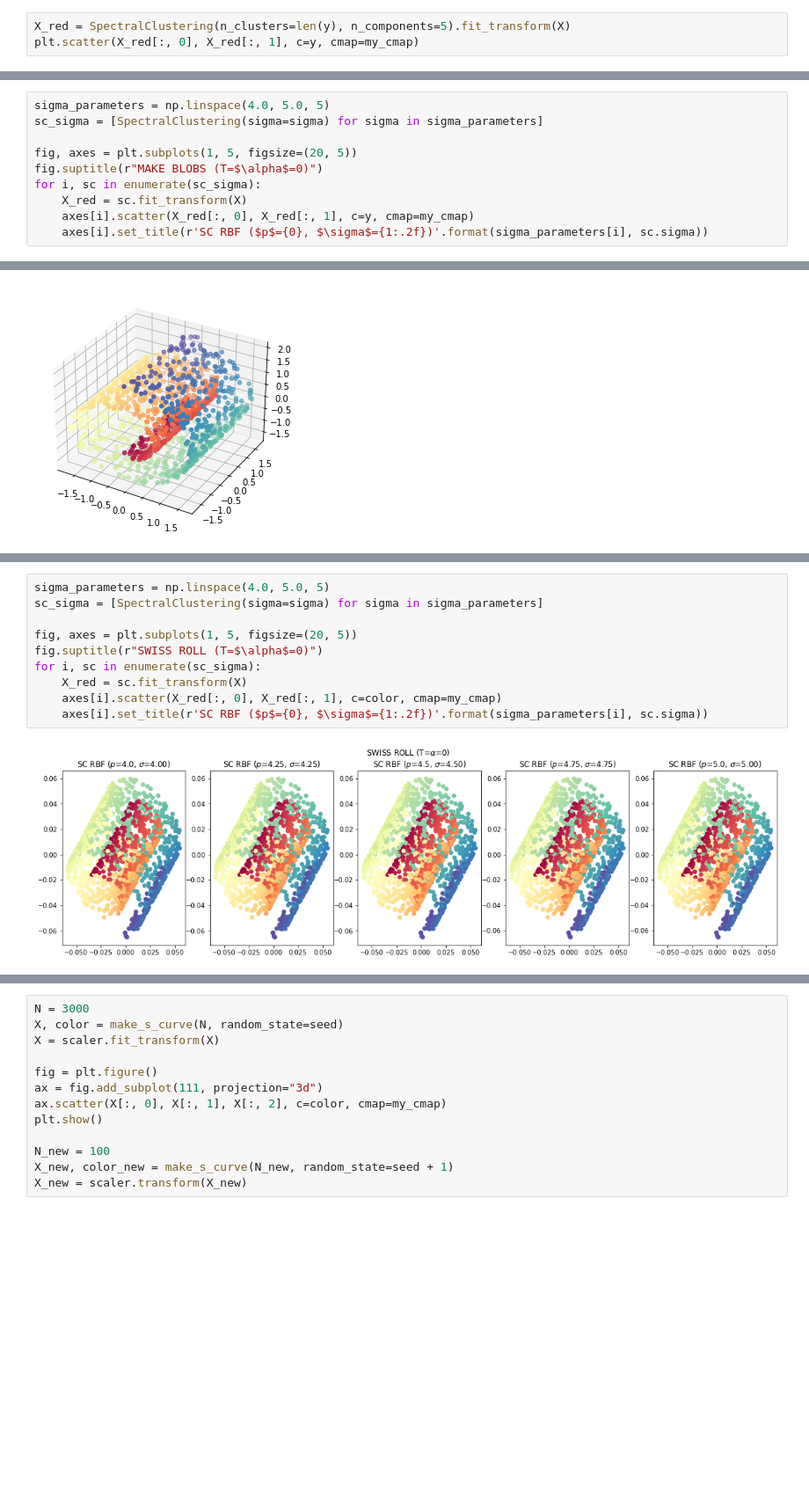
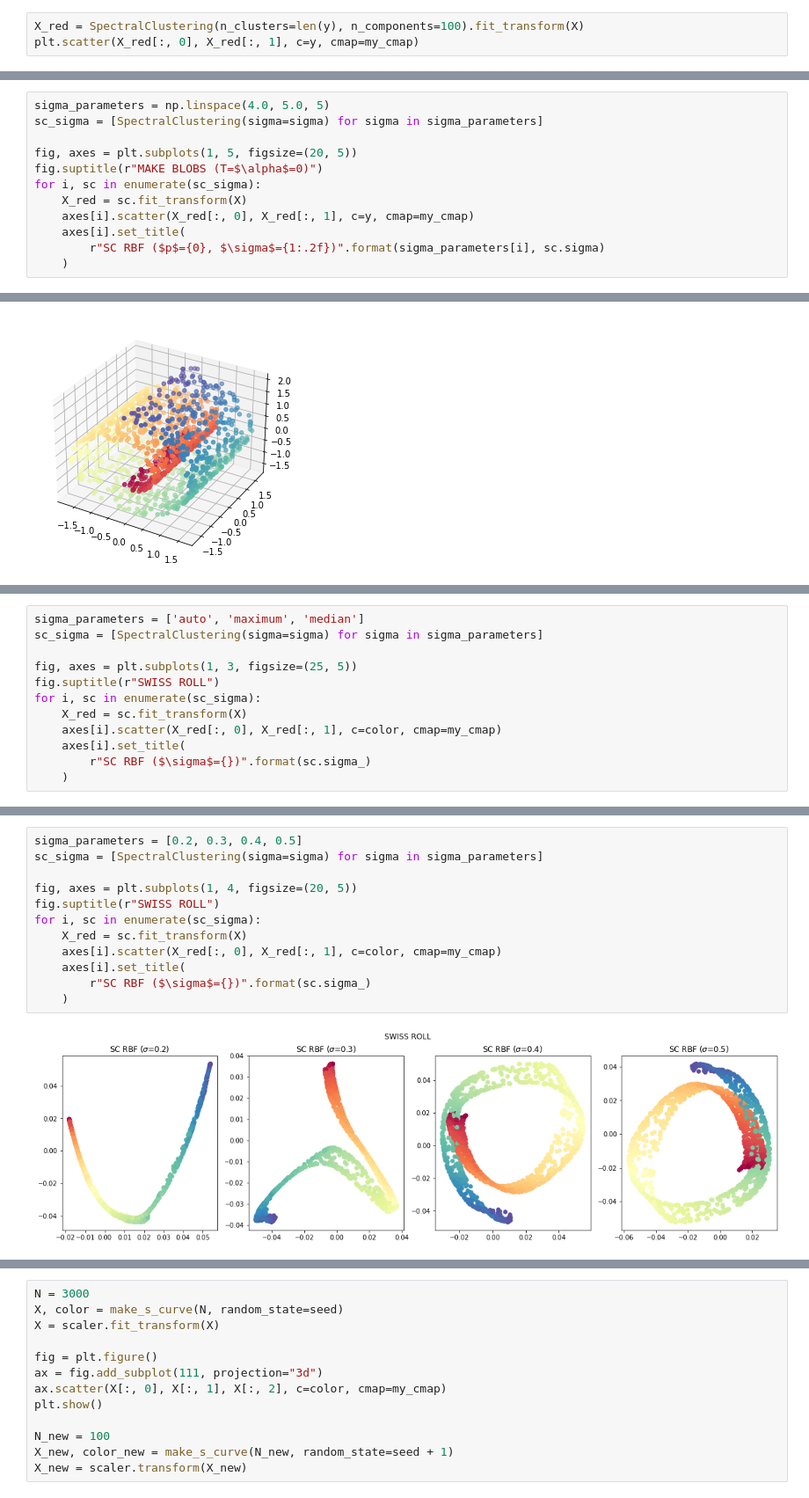
Before and after one commit to glorelvalle/g-mucd, a Jupyter notebook: mf/exam2/EXAM_02_MF_2022_03_31.ipynb, the cells around one changed output, grey strips where cells are left out. Shown at 88% size. Drawn from its saved outputs; the diff is of its cells as text; blank space fills up the shorter version.

```diff
--- a/mf/exam2/EXAM_02_MF_2022_03_31.ipynb
+++ b/mf/exam2/EXAM_02_MF_2022_03_31.ipynb
@@ -358,7 +377,7 @@ X_new = scaler.transform(X_new)
 # %% [output]
 [figure]
 # %%
-X_red = SpectralClustering(n_clusters=len(y), n_components=5).fit_transform(X)
+X_red = SpectralClustering(n_clusters=len(y), n_components=100).fit_transform(X)
 plt.scatter(X_red[:, 0], X_red[:, 1], c=y, cmap=my_cmap)
 # %% [output]
 <matplotlib.collections.PathCollection at 0x...>
@@ -372,7 +391,9 @@ fig.suptitle(r"MAKE BLOBS (T=$\alpha$=0)")
 for i, sc in enumerate(sc_sigma):
     X_red = sc.fit_transform(X)
     axes[i].scatter(X_red[:, 0], X_red[:, 1], c=y, cmap=my_cmap)
-    axes[i].set_title(r'SC RBF ($p$={0}, $\sigma$={1:.2f})'.format(sigma_parameters[i], sc.sigma))
+    axes[i].set_title(
+        r"SC RBF ($p$={0}, $\sigma$={1:.2f})".format(sigma_parameters[i], sc.sigma)
+    )
 # %% [output]
 [figure]
 # %%
@@ -410,3 +429,15 @@ plt.show()
 # %% [output]
 [figure]
 [figure]
+# %%
+sigma_parameters = ['auto', 'maximum', 'median']
+sc_sigma = [SpectralClustering(sigma=sigma) for sigma in sigma_parameters]
+
+fig, axes = plt.subplots(1, 3, figsize=(25, 5))
+fig.suptitle(r"SWISS ROLL")
+for i, sc in enumerate(sc_sigma):
+    X_red = sc.fit_transform(X)
+    axes[i].scatter(X_red[:, 0], X_red[:, 1], c=color, cmap=my_cmap)
+    axes[i].set_title(
+        r"SC RBF ($\sigma$={})".format(sc.sigma_)
+    )
@@ -413,12 +446,14 @@ plt.show()
 # %%
-sigma_parameters = np.linspace(4.0, 5.0, 5)
+sigma_parameters = [0.2, 0.3, 0.4, 0.5]
 sc_sigma = [SpectralClustering(sigma=sigma) for sigma in sigma_parameters]
 
-fig, axes = plt.subplots(1, 5, figsize=(20, 5))
-fig.suptitle(r"SWISS ROLL (T=$\alpha$=0)")
+fig, axes = plt.subplots(1, 4, figsize=(20, 5))
+fig.suptitle(r"SWISS ROLL")
 for i, sc in enumerate(sc_sigma):
     X_red = sc.fit_transform(X)
     axes[i].scatter(X_red[:, 0], X_red[:, 1], c=color, cmap=my_cmap)
-    axes[i].set_title(r'SC RBF ($p$={0}, $\sigma$={1:.2f})'.format(sigma_parameters[i], sc.sigma))
+    axes[i].set_title(
+        r"SC RBF ($\sigma$={})".format(sc.sigma_)
+    )
 # %% [output]
-[figure, old version]
+[figure, new version]
```
Also changed, not shown: parts of 13 cells of this notebook.
